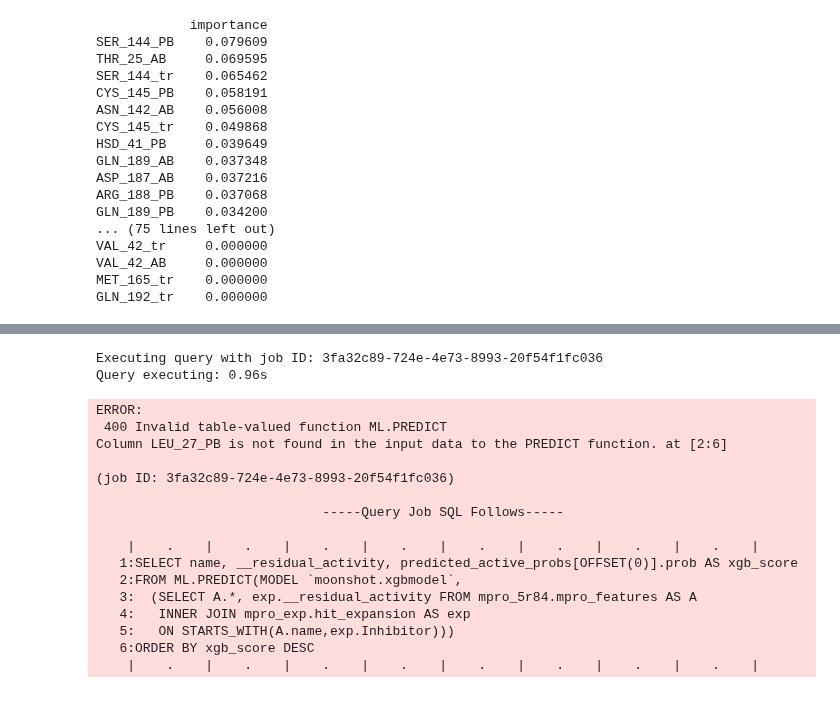
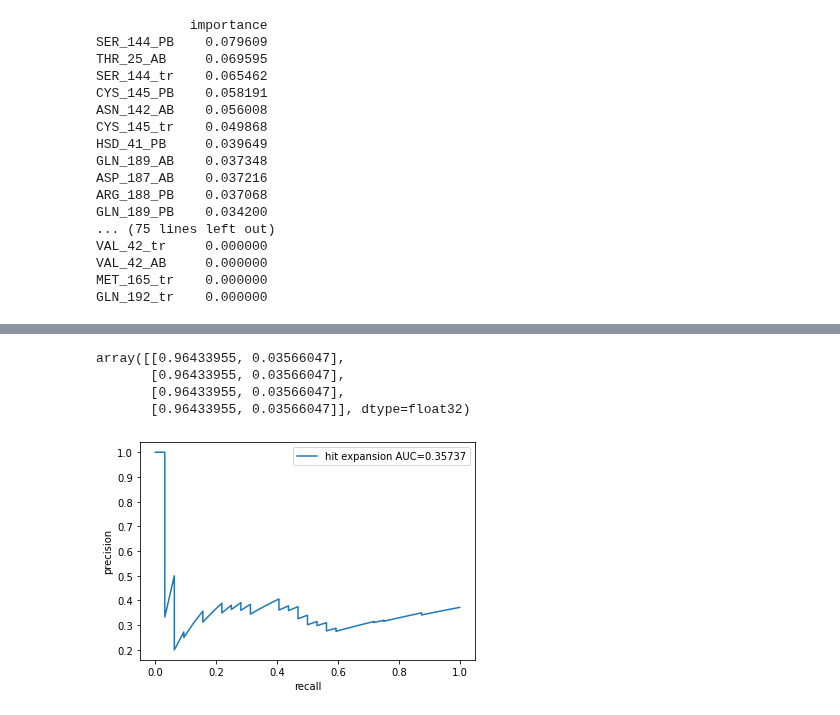
Before and after one commit to jglaser/gigadocking_notebooks, a Jupyter notebook: ML.ipynb, the cells around one changed output, grey strips where cells are left out. Saved outputs shown, nothing was run; the diff lists cells and outputs as text; code cells hidden in the pictures.

```diff
--- a/ML.ipynb
+++ b/ML.ipynb
@@ -298,27 +404,32 @@ GLN_192_tr    0.000000
+# %%
+model_tr.predict_proba(df_exp[df_exp.name.startswith('Z1530724813')][columns_moonshot_tr])
+# %% [output]
+array([[0.96433955, 0.03566047],
+       [0.96433955, 0.03566047],
+       [0.96433955, 0.03566047],
+       [0.96433955, 0.03566047]], dtype=float32)
+# %%
+fig = plt.figure()
+ax = fig.subplots()
+
+yreal = df_xgboost.residual_activity < .25
+yproba = df_xgboost.xgb_score
+p, r, _ = precision_recall_curve(yreal, yproba)
+auc = np.trapz(p[::-1],r[::-1])
+ax.plot(r,p,label='hit expansion AUC={:.5f}'.format(auc))
+
+ax.set_xlabel('recall')
+ax.set_ylabel('precision')
+ax.legend()
+plt.show()
+#fig.savefig('AUC_test.png')
+# %% [output]
+[figure, added]
 # %%
-%%bigquery --project $project_id df_xgboost
-SELECT name, __residual_activity, predicted_active_probs[OFFSET(0)].prob AS xgb_score
+%%bigquery --project $project_id df_xgboost_all
+SELECT enamine_id, __residual_activity as residual_activity, predicted_active_probs[OFFSET(0)].prob AS xgb_score
 FROM ML.PREDICT(MODEL `moonshot.xgbmodel`,
-  (SELECT A.*, exp.__residual_activity FROM mpro_5r84.mpro_features AS A
+  (SELECT A.*, exp.__residual_activity, exp.Inhibitor as enamine_id FROM mpro_5r84.mpro_features_new_all AS A
    INNER JOIN mpro_exp.hit_expansion AS exp
    ON STARTS_WITH(A.name,exp.Inhibitor)))
 ORDER BY xgb_score DESC
-# %% [output]
-Executing query with job ID: 3fa32c89-724e-4e73-8993-20f54f1fc036
-Query executing: 0.96s
-ERROR:
- 400 Invalid table-valued function ML.PREDICT
-Column LEU_27_PB is not found in the input data to the PREDICT function. at [2:6]
-
-(job ID: 3fa32c89-724e-4e73-8993-20f54f1fc036)
-
-                             -----Query Job SQL Follows-----
-
-    |    .    |    .    |    .    |    .    |    .    |    .    |    .    |    .    |
-   1:SELECT name, __residual_activity, predicted_active_probs[OFFSET(0)].prob AS xgb_score
-   2:FROM ML.PREDICT(MODEL `moonshot.xgbmodel`,
-   3:  (SELECT A.*, exp.__residual_activity FROM mpro_5r84.mpro_features AS A
-   4:   INNER JOIN mpro_exp.hit_expansion AS exp
-   5:   ON STARTS_WITH(A.name,exp.Inhibitor)))
-   6:ORDER BY xgb_score DESC
-    |    .    |    .    |    .    |    .    |    .    |    .    |    .    |    .    |
```
Also changed, not shown: parts of 12 cells of this notebook.
